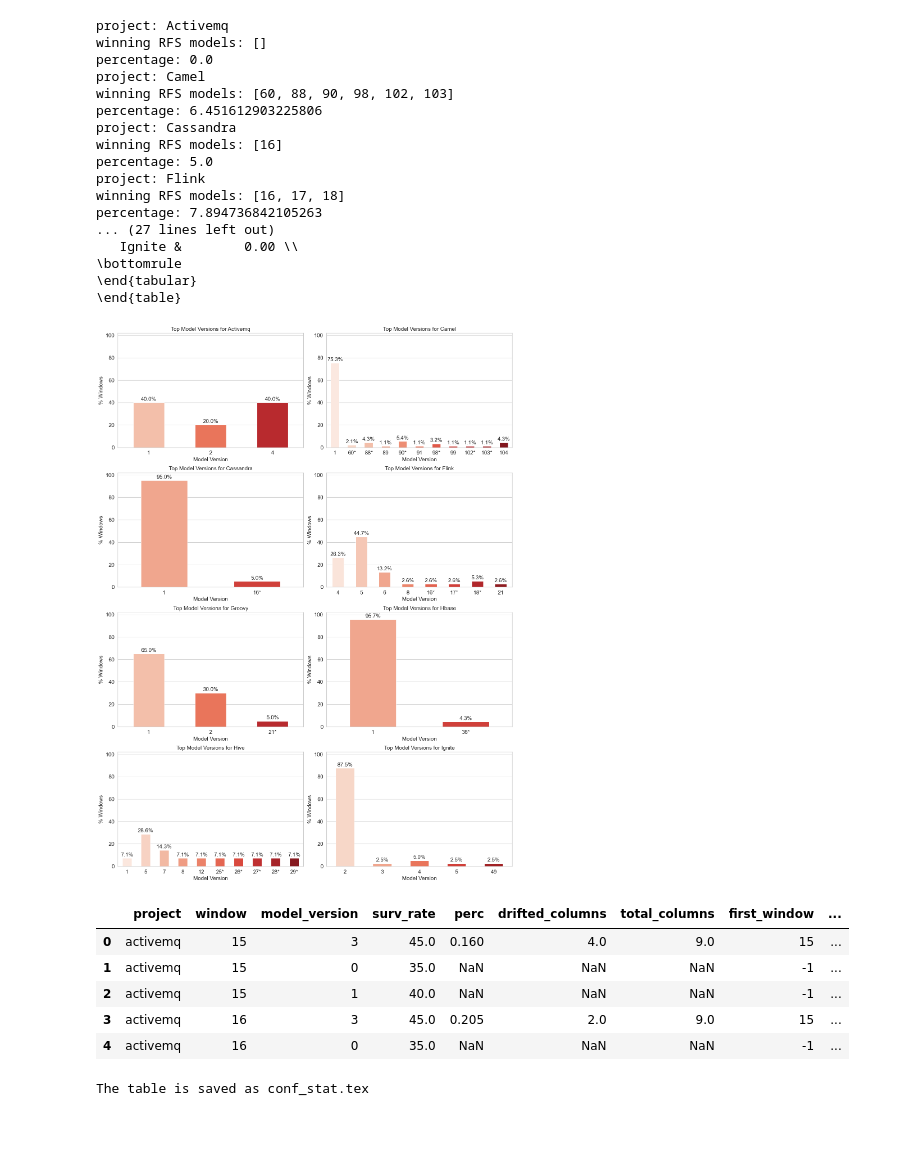
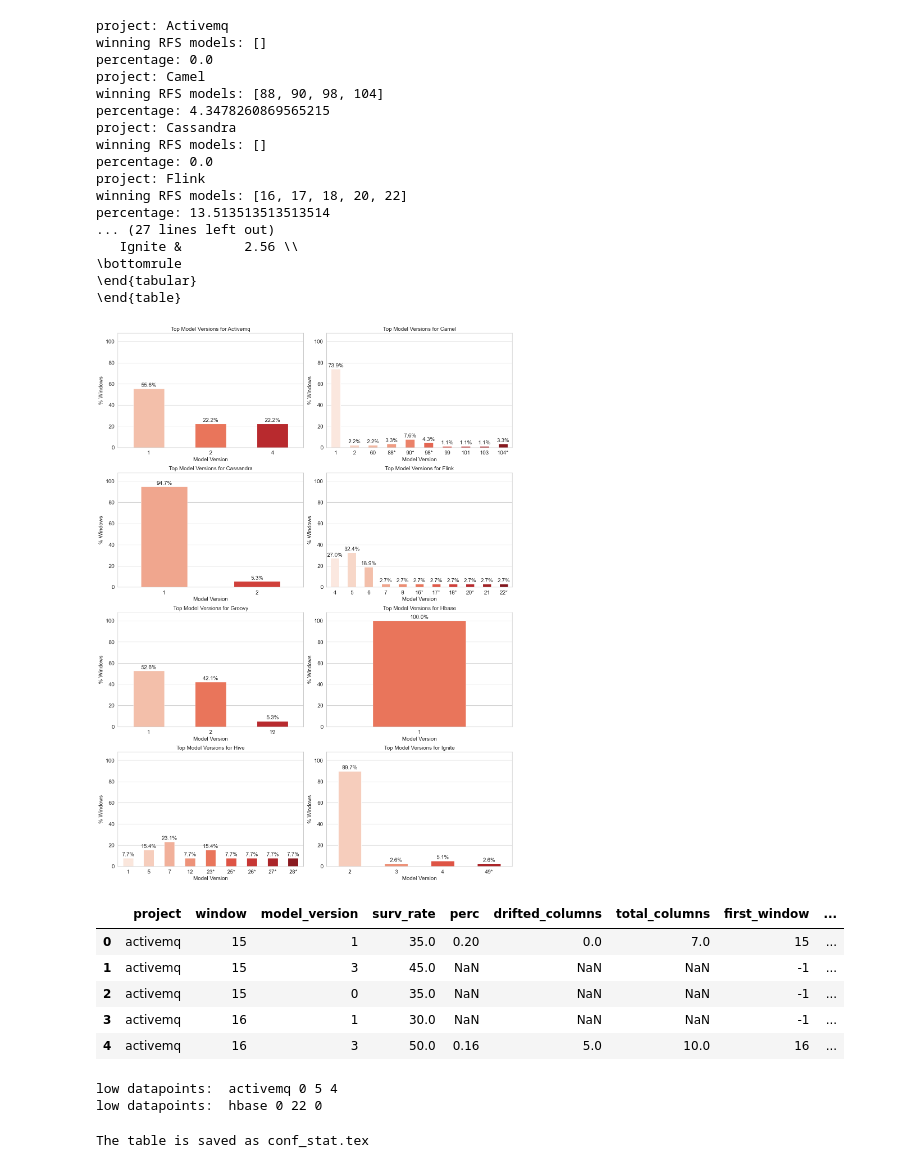
Before and after one commit to SAILResearch/replication-23-harsh-model_recycling, a Jupyter notebook: rq1.ipynb, the cells around one changed output. Cells and saved outputs as stored; diff of their text form; code cells hidden in the pictures; blank space fills up the shorter version.

```diff
--- a/rq1.ipynb
+++ b/rq1.ipynb
@@ -47,7 +48,7 @@ for i, project in enumerate(PROJECTS):
     bestmodel_df = pd.read_csv(RESULTS_DIR / f"{EXP_ID}_{project}_best_model_per_test_split.csv")
     bestmodel_df.drop(columns=["Unnamed: 0"], inplace=True)
 
-    temp_bestmodel_df = bestmodel_df[bestmodel_df["test_split"] == bestmodel_df["window"] + 1]
+    temp_bestmodel_df = bestmodel_df[bestmodel_df["test_split"] == bestmodel_df["window"] + 2]
     temp_bestmodel_df["window"] = temp_bestmodel_df["window"] + 1
     temp_bestmodel_df["model_version"] = temp_bestmodel_df["model_version"] + 1
 
@@ -59,7 +60,7 @@ for i, project in enumerate(PROJECTS):
     size_multiplier = math.ceil(len(normalized_model_frequency_by_test_split.columns) / 30)
     fig, ax = plt.subplots(figsize=(size_multiplier * 10, size_multiplier * 10 + 5))
 
-    cmap = colors.LinearSegmentedColormap.from_list("", ["white","red", "darkred"])
+    cmap = matplotlib.colors.LinearSegmentedColormap.from_list("", ["white","red", "darkred"])
     cbar_kws = {'orientation': 'horizontal', 'pad': 0.04, 'aspect': 50,'format': '%.2f', 'shrink': 0.8}
     p = sns.heatmap(normalized_model_frequency_by_test_split, annot=False, linewidths=0.1, cbar=True, cmap=cmap, ax=ax, vmin=0, vmax=1, cbar_kws=cbar_kws, linecolor="lightgrey")
     p.set_xlabel("Time Window")
@@ -103,7 +104,7 @@ for i, project in enumerate(PROJECTS):
     bestmodel_df = pd.read_csv(RESULTS_DIR / f"{EXP_ID}_{project}_best_model_per_test_split.csv")
     bestmodel_df.drop(columns=["Unnamed: 0"], inplace=True)
 
-    temp_bestmodel_df = bestmodel_df[bestmodel_df["test_split"] == bestmodel_df["window"] + 1]
+    temp_bestmodel_df = bestmodel_df[bestmodel_df["test_split"] == bestmodel_df["window"] + 2]
     temp_bestmodel_df["window"] = temp_bestmodel_df["window"] + 1
     temp_bestmodel_df["model_version"] = temp_bestmodel_df["model_version"] + 1
 
@@ -130,28 +131,28 @@ project: Activemq
 winning RFS models: []
 percentage: 0.0
 project: Camel
-winning RFS models: [60, 88, 90, 98, 102, 103]
-percentage: 6.451612903225806
+winning RFS models: [88, 90, 98, 104]
+percentage: 4.3478260869565215
 project: Cassandra
-winning RFS models: [16]
-percentage: 5.0
+winning RFS models: []
+percentage: 0.0
 project: Flink
-winning RFS models: [16, 17, 18]
-percentage: 7.894736842105263
+winning RFS models: [16, 17, 18, 20, 22]
+percentage: 13.513513513513514
 ... (27 lines left out)
-   Ignite &        0.00 \\
+   Ignite &        2.56 \\
 \bottomrule
 \end{tabular}
 \end{table}
 # %%
 won_as_rfs = {"activemq":[],
-    "camel": [60, 88, 90, 98, 102, 103],
-    "cassandra": [16],
-    "flink": [16, 17, 18],
-    "groovy": [21],
-    "hbase": [38],
-    "hive": [25,26,27,28,29],
-    "ignite": []
+    "camel": [88, 90, 98, 104],
+    "cassandra": [],
+    "flink": [16, 17, 18, 20, 22],
+    "groovy": [],
+    "hbase": [],
+    "hive": [23, 25, 26, 27, 28],
+    "ignite": [49]
 }
 
 # create bar chart of best model version frequency
@@ -161,7 +162,7 @@ for i, project in enumerate(PROJECTS):
     bestmodel_df = pd.read_csv(RESULTS_DIR / f"{EXP_ID}_{project}_best_model_per_test_split.csv")
     bestmodel_df.drop(columns=["Unnamed: 0"], inplace=True)
 
-    temp_bestmodel_df = bestmodel_df[bestmodel_df["test_split"] == bestmodel_df["window"] + 1]
+    temp_bestmodel_df = bestmodel_df[bestmodel_df["test_split"] == bestmodel_df["window"] + 2]
     temp_bestmodel_df["window"] = temp_bestmodel_df["window"] + 1
     temp_bestmodel_df["model_version"] = temp_bestmodel_df["model_version"] + 1
 
@@ -187,35 +188,35 @@ for i, project in enumerate(PROJECTS):
     # move index to column
     best_model_version_frequency_by_test_split.reset_index(inplace=True)
 
 
     p = sns.barplot(data=best_model_version_frequency_by_test_split, x="best_model_version", y="frequency", orient="v", ax=ax[i], palette="Reds", width=0.5, saturation=0.8)
 
     # # show values on top of bars
     # for j in p.containers:
     #     p.bar_label(j, fmt='%.2f%%', label_type='edge', padding=2)
     p.set_xlabel("Model Version")
     p.set_ylabel("% Windows")
-    p.set_ylim(0, 102)
+    p.set_ylim(0, 108)
     p.set_title(f"Top Model Versions for {project.capitalize()}")
     # increase font size
     p.tick_params(labelsize=14)
     # increase font size of bar labels
     p.bar_label(p.containers[0], fontsize=14, fmt='%.1f%%', label_type='edge', padding=2)
     # increase axis label font size
     p.xaxis.label.set_size(14)
     p.yaxis.label.set_size(14)
     # increase title font size
     p.title.set_size(14)
     # get x axis labels
     xlabels = p.get_xticklabels()
     formatted_xlabels = [f"{int(x.get_text())}*" if int(x.get_text()) in won_as_rfs[project] else x.get_text() for x in xlabels]
     # set x axis labels
     p.set_xticklabels(formatted_xlabels)
 
 plt.tight_layout()
 plt.show()
 # %% [output]
-[figure, old version]
+[figure, new version]
 # %%
 rq1_df = pd.DataFrame()
 for project in PROJECTS:
@@ -233,11 +234,11 @@ rq1_df["last_window"] = rq1_df["last_window"].astype(int)
 rq1_df.head()
 # %% [output]
 |  | project | window | model_version | surv_rate | perc | drifted_columns | total_columns | first_window | ... |
-| 0 | activemq | 15 | 3 | 45.0 | 0.160 | 4.0 | 9.0 | 15 | ... |
-| 1 | activemq | 15 | 0 | 35.0 | NaN | NaN | NaN | -1 | ... |
-| 2 | activemq | 15 | 1 | 40.0 | NaN | NaN | NaN | -1 | ... |
-| 3 | activemq | 16 | 3 | 45.0 | 0.205 | 2.0 | 9.0 | 15 | ... |
-| 4 | activemq | 16 | 0 | 35.0 | NaN | NaN | NaN | -1 | ... |
+| 0 | activemq | 15 | 1 | 35.0 | 0.20 | 0.0 | 7.0 | 15 | ... |
+| 1 | activemq | 15 | 3 | 45.0 | NaN | NaN | NaN | -1 | ... |
+| 2 | activemq | 15 | 0 | 35.0 | NaN | NaN | NaN | -1 | ... |
+| 3 | activemq | 16 | 1 | 30.0 | NaN | NaN | NaN | -1 | ... |
+| 4 | activemq | 16 | 3 | 50.0 | 0.16 | 5.0 | 10.0 | 16 | ... |
 # %%
 conf_stat_df = pd.DataFrame(columns=["project", "model_version", "outside", "total", "first_window", "last_window", "reused_total", "not_reused_total"])
 for project in PROJECTS:
@@ -264,14 +265,14 @@ for project in PROJECTS:
                     if value < lc or value > uc:
                         outside += 1
                 total = "reused"
-        elif reused_total < 6 and not_reused_total >= 6:
+        elif 0 < reused_total < 6 and not_reused_total >= 6:
             lc, uc = st.t.interval(0.95, not_reused_total-1, loc=np.mean(temp2_df[~temp2_df["is_reused"]]["surv_rate"]), scale=st.sem(temp2_df[~temp2_df["is_reused"]]["surv_rate"]))
             # check if the points from other group fall outside of the interval
             for value in temp2_df[temp2_df["is_reused"]]["surv_rate"].values:
                 if value < lc or value > uc:
                     outside += 1
             total = "reused"
-        elif reused_total >= 6 and not_reused_total < 6:
+        elif reused_total >= 6 and 0 < not_reused_total < 6:
             lc, uc = st.t.interval(0.95, reused_total-1, loc=np.mean(temp2_df[temp2_df["is_reused"]]["surv_rate"]), scale=st.sem(temp2_df[temp2_df["is_reused"]]["surv_rate"]))
             # check if the points from other group fall outside of the interval
             for value in temp2_df[~temp2_df["is_reused"]]["surv_rate"].values:
@@ -293,6 +294,9 @@ conf_stat_df["outside (%)"] = conf_stat_df.apply(lambda x: (x["outside"] / (x["r
 conf_stat_df["outside (%)"] = conf_stat_df["outside (%)"].round(2)
 # conf_stat_df["outside (%)"] = conf_stat_df.apply(lambda x: f"{x['outside']} ({x['outside (%)']})", axis=1)
 conf_stat_df["reuse_window"] = conf_stat_df.apply(lambda x: x['last_window'] - x['first_window'], axis=1)
+# %% [output]
+low datapoints:  activemq 0 5 4
+low datapoints:  hbase 0 22 0
 # %%
 conf_stat_df[['project', 'model_version', 'reused_total', 'not_reused_total', 'outside', 'outside (%)', 'reuse_window', 'first_window', 'reuse_median']].sort_values(by=['project', 'model_version']).to_latex("conf_stat.tex", index=False)
 print("The table is saved as conf_stat.tex")
```
Also changed, not shown: parts of 3 cells of this notebook, 3 other files.
